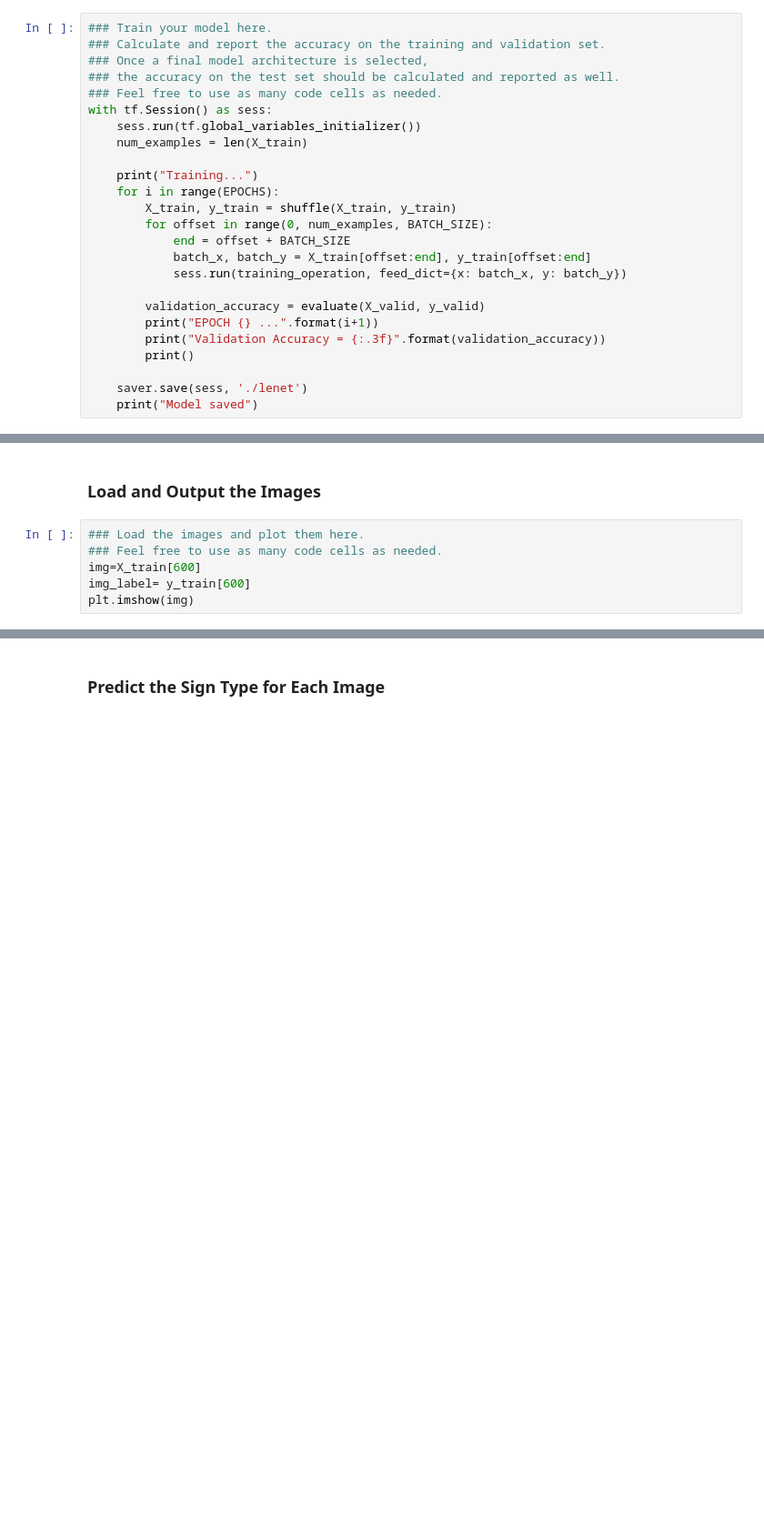
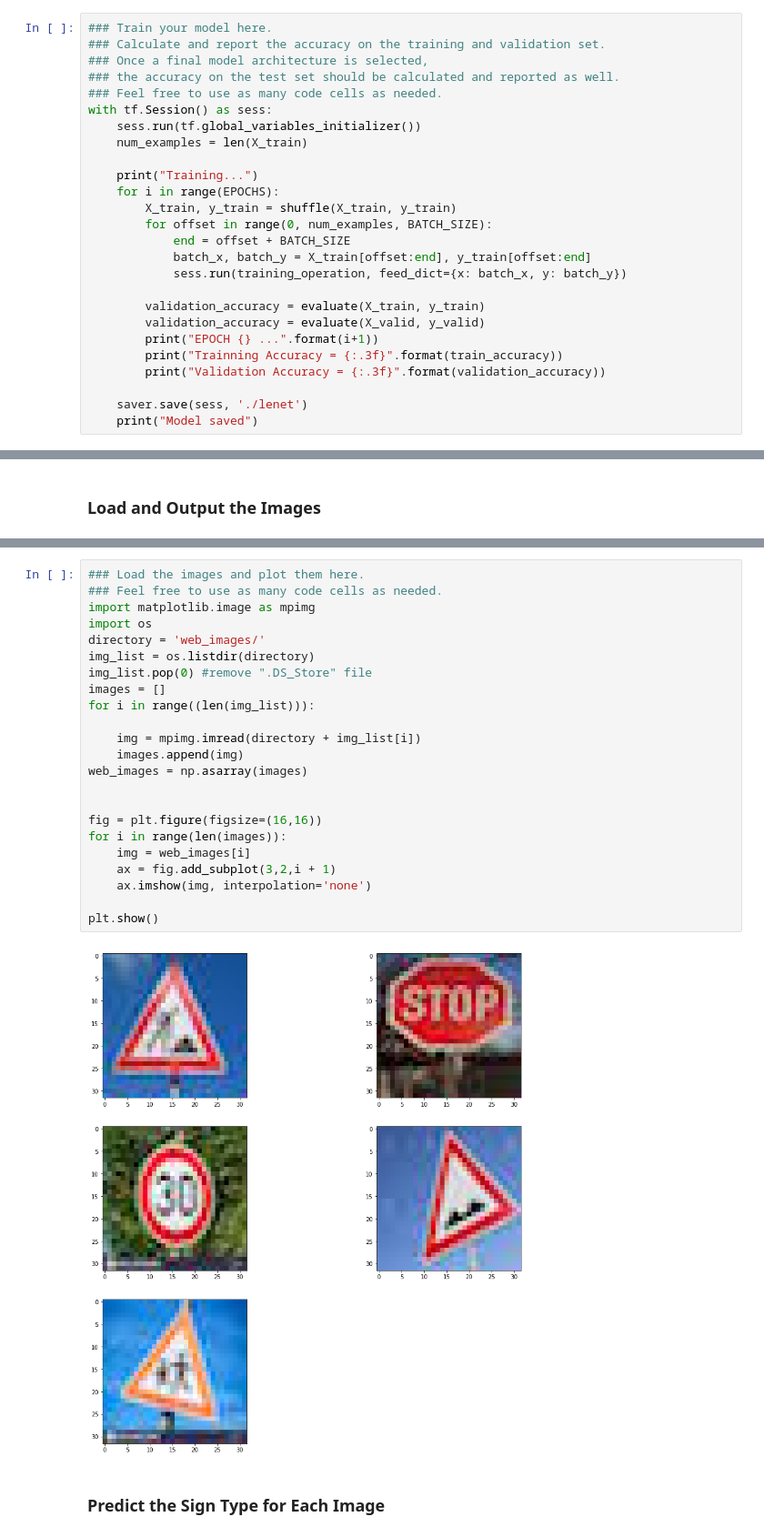
Before and after one commit to AfterDreaming/CarND-Traffic-Sign-Classifier-Project, a Jupyter notebook: Traffic_Sign_Classifier.ipynb, the cells around one changed output, grey strips where cells are left out. Shown at 91% size. Drawn from its saved outputs; the diff is of its cells as text; blank space fills up the shorter version.

```diff
--- a/Traffic_Sign_Classifier.ipynb
+++ b/Traffic_Sign_Classifier.ipynb
@@ -292,10 +322,11 @@ with tf.Session() as sess:
             batch_x, batch_y = X_train[offset:end], y_train[offset:end]
             sess.run(training_operation, feed_dict={x: batch_x, y: batch_y})
 
+        validation_accuracy = evaluate(X_train, y_train)
         validation_accuracy = evaluate(X_valid, y_valid)
         print("EPOCH {} ...".format(i+1))
+        print("Trainning Accuracy = {:.3f}".format(train_accuracy))
         print("Validation Accuracy = {:.3f}".format(validation_accuracy))
-        print()
 
     saver.save(sess, './lenet')
     print("Model saved")
@@ -327,9 +365,3 @@ To give yourself more insight into how your model is working, download at least
 You may find `signnames.csv` useful as it contains mappings from the class id (integer) to the actual sign name.
 # %% [markdown]
 ### Load and Output the Images
-# %%
-### Load the images and plot them here.
-### Feel free to use as many code cells as needed.
-img=X_train[600]
-img_label= y_train[600]
-plt.imshow(img)
@@ -339,3 +368,28 @@ plt.imshow(img)
+# %%
+### Load the images and plot them here.
+### Feel free to use as many code cells as needed.
+import matplotlib.image as mpimg
+import os
+directory = 'web_images/'
+img_list = os.listdir(directory)
+img_list.pop(0) #remove ".DS_Store" file
+images = []
+for i in range((len(img_list))):
+
+    img = mpimg.imread(directory + img_list[i])
+    images.append(img)
+web_images = np.asarray(images)
+
+
+fig = plt.figure(figsize=(16,16))
+for i in range(len(images)):
+    img = web_images[i]
+    ax = fig.add_subplot(3,2,i + 1)
+    ax.imshow(img, interpolation='none')
+
+plt.show()
+# %% [output]
+[figure, added]
 # %% [markdown]
 ### Predict the Sign Type for Each Image
 # %%
```
Also changed, not shown: parts of 6 cells of this notebook, 6 other files.
